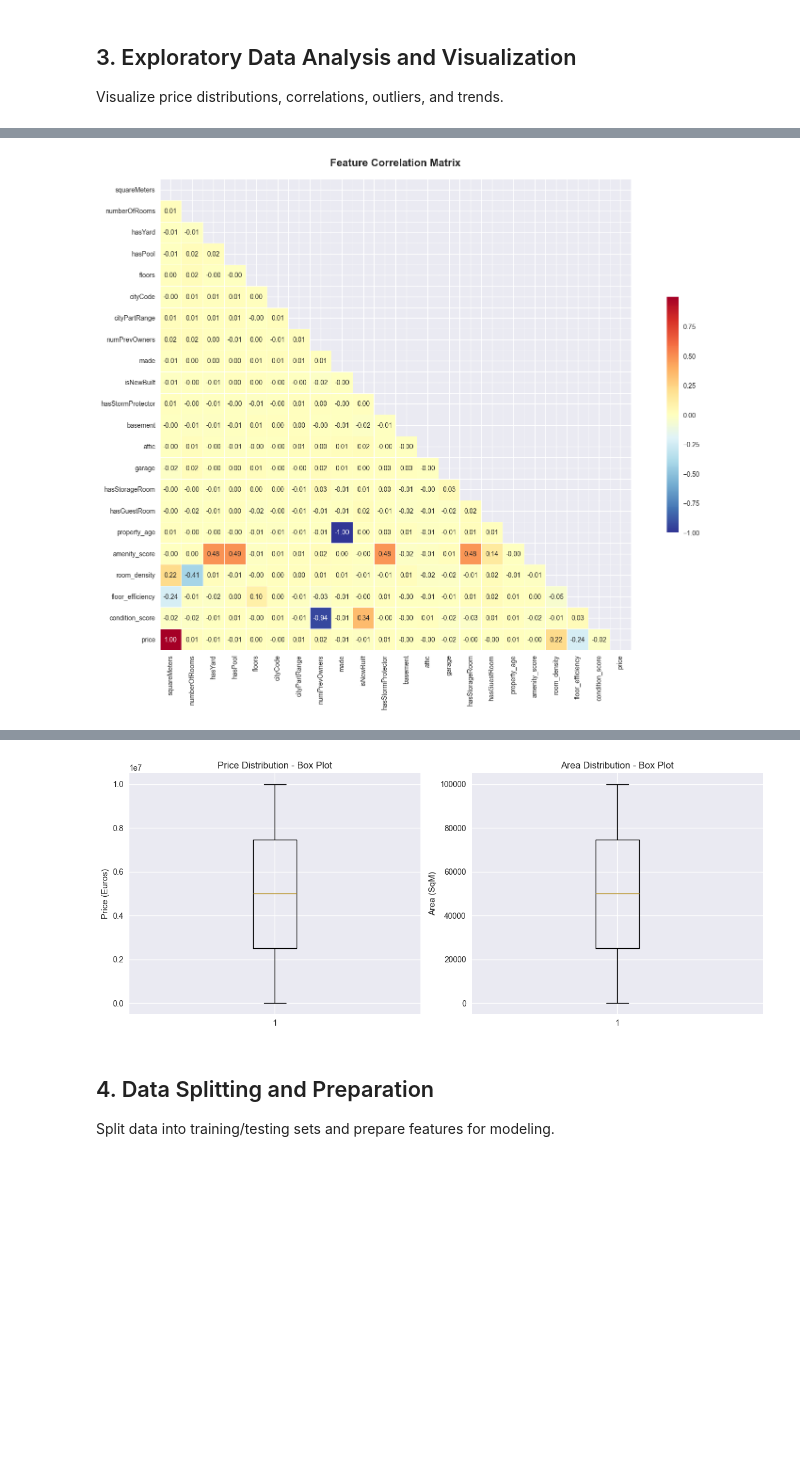
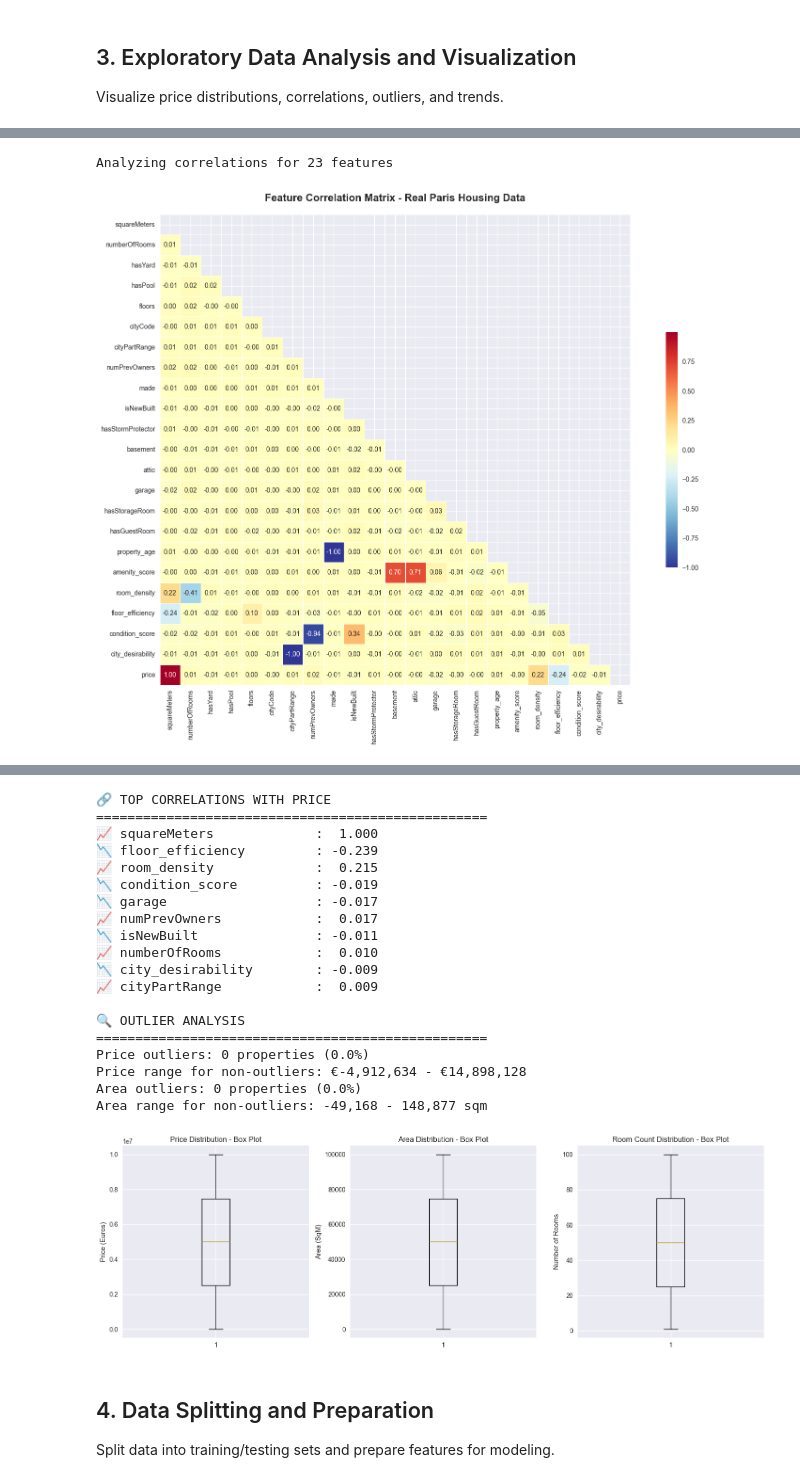
Before and after one commit to adnanbasharat/Paris_Price_Prediction, a Jupyter notebook: Paris_Housing_Price_Prediction.ipynb, the cells around one changed output, grey strips where cells are left out. Drawn from its saved outputs; the diff is of its cells as text; code cells hidden in the pictures; blank space fills up the shorter version.

```diff
--- a/Paris_Housing_Price_Prediction.ipynb
+++ b/Paris_Housing_Price_Prediction.ipynb
@@ -280,8 +247,8 @@ axes[1, 0].set_xlabel('Area (SqM)')
 axes[1, 0].set_ylabel('Price (Euros)')
 
 # 4. Price by number of rooms
-room_bins = [0, 25, 50, 75, 100]
-room_labels = ['1-25', '26-50', '51-75', '76-100']
+room_bins = [0, 2, 4, 6, 8, float('inf')]
+room_labels = ['1-2', '3-4', '5-6', '7-8', '9+']
 df_encoded['room_bins'] = pd.cut(df_encoded['numberOfRooms'], bins=room_bins, labels=room_labels)
 room_prices = [df_encoded[df_encoded['room_bins'] == label]['price'].values
                for label in room_labels if len(df_encoded[df_encoded['room_bins'] == label]) > 0]
@@ -304,4 +271,12 @@ print(f"Median price: €{df_encoded['price'].median():,.0f}")
 print(f"Price range: €{df_encoded['price'].min():,.0f} - €{df_encoded['price'].max():,.0f}")
 print(f"Average price per sqm: €{df_encoded['price_per_sqm'].mean():,.0f}")
 print(f"Standard deviation: €{df_encoded['price'].std():,.0f}")
+
+print(f"\n📏 PROPERTY CHARACTERISTICS")
+print("="*50)
+print(f"Average area: {df_encoded['squareMeters'].mean():.1f} sqm")
+print(f"Average rooms: {df_encoded['numberOfRooms'].mean():.1f}")
+print(f"Average floors: {df_encoded['floors'].mean():.1f}")
+print(f"Average property age: {df_encoded['property_age'].mean():.1f} years")
+print(f"New buildings: {df_encoded['isNewBuilt'].sum():,} ({df_encoded['isNewBuilt'].mean()*100:.1f}%)")
 # %% [output]
@@ -316,19 +299,23 @@ Standard deviation: €2,877,424
 # %%
-# Correlation analysis
+# Correlation analysis using real dataset columns
 numerical_features = ['squareMeters', 'numberOfRooms', 'hasYard', 'hasPool', 'floors',
                      'cityCode', 'cityPartRange', 'numPrevOwners', 'made', 'isNewBuilt',
                      'hasStormProtector', 'basement', 'attic', 'garage', 'hasStorageRoom',
                      'hasGuestRoom', 'property_age', 'amenity_score', 'room_density',
-                     'floor_efficiency', 'condition_score', 'price']
+                     'floor_efficiency', 'condition_score', 'city_desirability', 'price']
 
-correlation_matrix = df_encoded[numerical_features].corr()
+# Only use columns that exist in the dataset
+existing_features = [col for col in numerical_features if col in df_encoded.columns]
+print(f"Analyzing correlations for {len(existing_features)} features")
+
+correlation_matrix = df_encoded[existing_features].corr()
 
 # Create correlation heatmap
 plt.figure(figsize=(16, 12))
 mask = np.triu(np.ones_like(correlation_matrix, dtype=bool))
 heatmap = sns.heatmap(correlation_matrix, mask=mask, annot=True, cmap='RdYlBu_r', center=0,
                      square=True, linewidths=0.5, cbar_kws={"shrink": 0.5}, fmt='.2f')
-plt.title('Feature Correlation Matrix', fontsize=16, fontweight='bold', pad=20)
+plt.title('Feature Correlation Matrix - Real Paris Housing Data', fontsize=16, fontweight='bold', pad=20)
 plt.tight_layout()
 plt.show()
 
@@ -338,7 +325,7 @@ print("🔗 TOP CORRELATIONS WITH PRICE")
 print("="*50)
 for feature, corr in price_correlations.head(10).items():
     direction = "📈" if corr > 0 else "📉"
-    print(f"{direction} {feature}: {corr:.3f}")
+    print(f"{direction} {feature:25s}: {corr:6.3f}")
 
 # Outlier detection using IQR
 def detect_outliers(df, column):
@@ -354,22 +341,33 @@ print(f"\n🔍 OUTLIER ANALYSIS")
 print("="*50)
 outliers, lower, upper = detect_outliers(df_encoded, 'price')
 print(f"Price outliers: {len(outliers)} properties ({len(outliers)/len(df_encoded)*100:.1f}%)")
-print(f"Price range for outliers: €{lower:,.0f} - €{upper:,.0f}")
+print(f"Price range for non-outliers: €{lower:,.0f} - €{upper:,.0f}")
+
+# Additional analysis for area outliers
+area_outliers, area_lower, area_upper = detect_outliers(df_encoded, 'squareMeters')
+print(f"Area outliers: {len(area_outliers)} properties ({len(area_outliers)/len(df_encoded)*100:.1f}%)")
+print(f"Area range for non-outliers: {area_lower:,.0f} - {area_upper:,.0f} sqm")
 
 # Visualize outliers
-plt.figure(figsize=(12, 5))
+plt.figure(figsize=(15, 5))
 
-plt.subplot(1, 2, 1)
+plt.subplot(1, 3, 1)
 plt.boxplot(df_encoded['price'])
 plt.title('Price Distribution - Box Plot')
 plt.ylabel('Price (Euros)')
 
-plt.subplot(1, 2, 2)
+plt.subplot(1, 3, 2)
 plt.boxplot(df_encoded['squareMeters'])
 plt.title('Area Distribution - Box Plot')
 plt.ylabel('Area (SqM)')
 
+plt.subplot(1, 3, 3)
+plt.boxplot(df_encoded['numberOfRooms'])
+plt.title('Room Count Distribution - Box Plot')
+plt.ylabel('Number of Rooms')
+
 plt.tight_layout()
 plt.show()
 # %% [output]
+Analyzing correlations for 23 features
-[figure, old version]
+[figure, new version]
@@ -393,4 +374,23 @@ Price range for outliers: €-4,912,634 - €14,898,128
+🔗 TOP CORRELATIONS WITH PRICE
+==================================================
+📈 squareMeters             :  1.000
+📉 floor_efficiency         : -0.239
+📈 room_density             :  0.215
+📉 condition_score          : -0.019
+📉 garage                   : -0.017
+📈 numPrevOwners            :  0.017
+📉 isNewBuilt               : -0.011
+📈 numberOfRooms            :  0.010
+📉 city_desirability        : -0.009
+📈 cityPartRange            :  0.009
+
+🔍 OUTLIER ANALYSIS
+==================================================
+Price outliers: 0 properties (0.0%)
+Price range for non-outliers: €-4,912,634 - €14,898,128
+Area outliers: 0 properties (0.0%)
+Area range for non-outliers: -49,168 - 148,877 sqm
-[figure, old version]
+[figure, new version]
 # %% [markdown]
 ## 4. Data Splitting and Preparation
 
```
Also changed, not shown: parts of 16 cells of this notebook.
